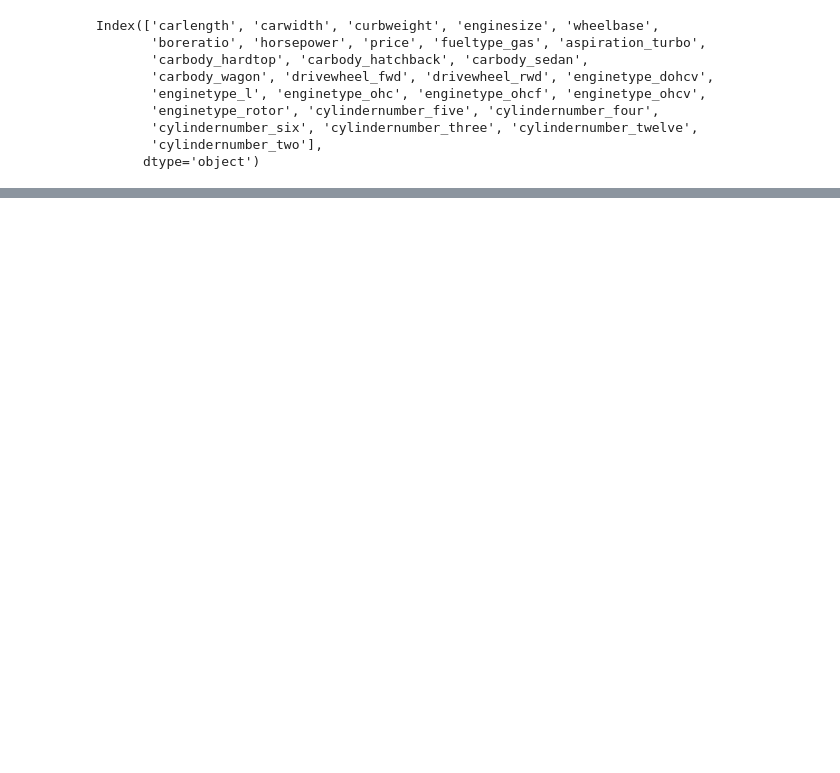
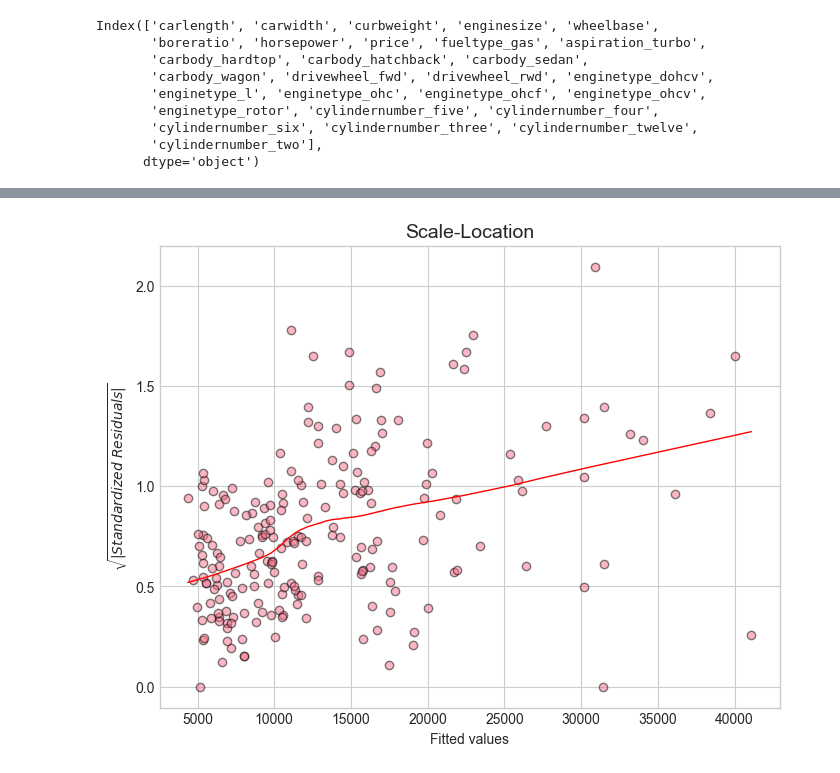
Before and after one commit to Praldmur/Simulation, a Jupyter notebook: 6_mod/7.ipynb, the cells around one changed output, grey strips where cells are left out. Saved outputs shown, nothing was run; the diff lists cells and outputs as text; code cells hidden in the pictures; blank space fills up the shorter version.

```diff
--- a/6_mod/7.ipynb
+++ b/6_mod/7.ipynb
@@ -354,0 +561,5 @@ strong multicollinearity problems or that the design matrix is singular.
+# %%
+diag.plot_scale_location()
+# Линия должна быть горизонтальной. Если она идет под углом, значит, у вас гетероскедастичность (ошибка растет/падает вместе с ростом X).
+# %% [output]
+[figure, added]
```
Also changed, not shown: parts of 28 cells of this notebook.
